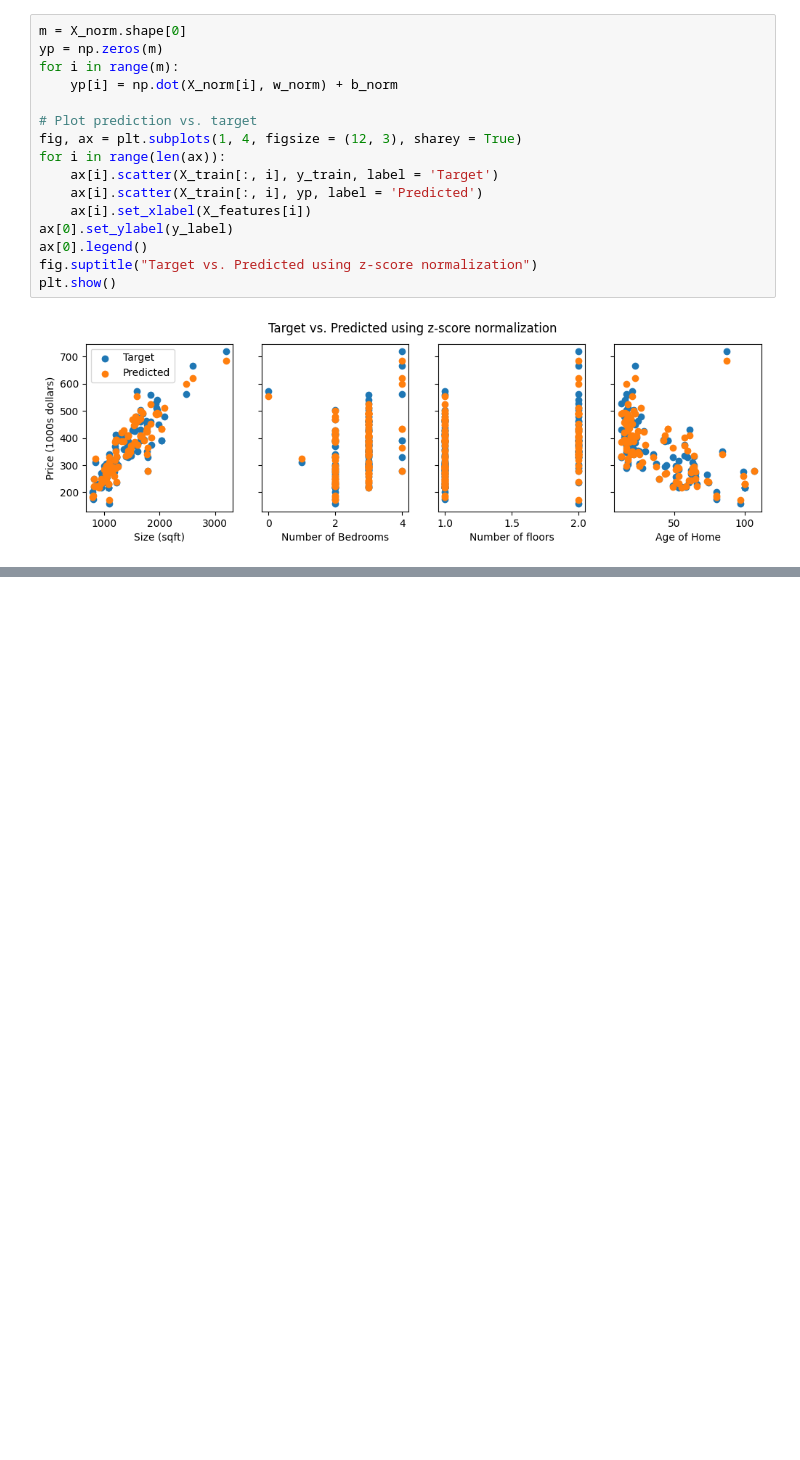
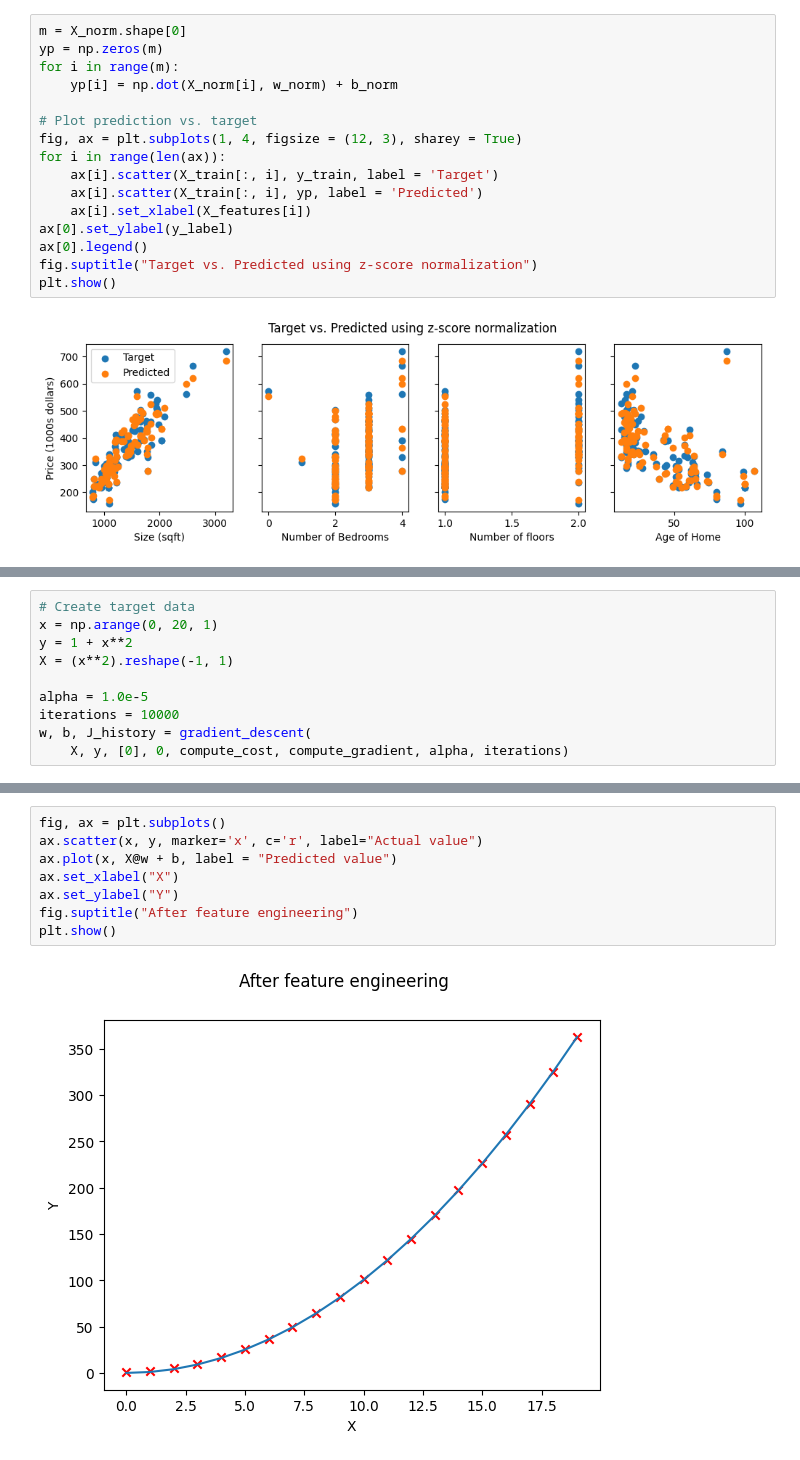
Before and after one commit to mihir1125/machine-learning, a Jupyter notebook: multiple_linear_regression.ipynb, the cells around one changed output, grey strips where cells are left out. Cells and saved outputs as stored; diff of their text form; blank space fills up the shorter version.

```diff
--- a/multiple_linear_regression.ipynb
+++ b/multiple_linear_regression.ipynb
@@ -161,0 +202,10 @@ plt.show()
+# %%
+# Create target data
+x = np.arange(0, 20, 1)
+y = 1 + x**2
+X = (x**2).reshape(-1, 1)
+
+alpha = 1.0e-5
+iterations = 10000
+w, b, J_history = gradient_descent(
+    X, y, [0], 0, compute_cost, compute_gradient, alpha, iterations)
@@ -161,0 +224,10 @@ plt.show()
+# %%
+fig, ax = plt.subplots()
+ax.scatter(x, y, marker='x', c='r', label="Actual value")
+ax.plot(x, X@w + b, label = "Predicted value")
+ax.set_xlabel("X")
+ax.set_ylabel("Y")
+fig.suptitle("After feature engineering")
+plt.show()
+# %% [output]
+[figure, added]
```
Also changed, not shown: parts of 7 cells of this notebook.
